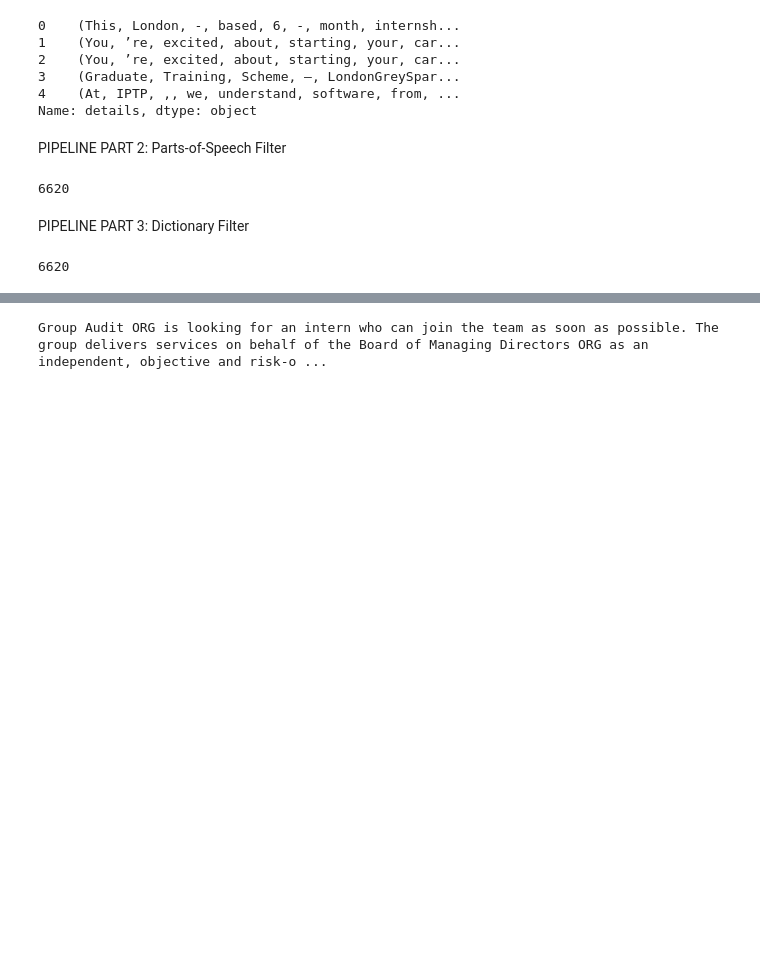
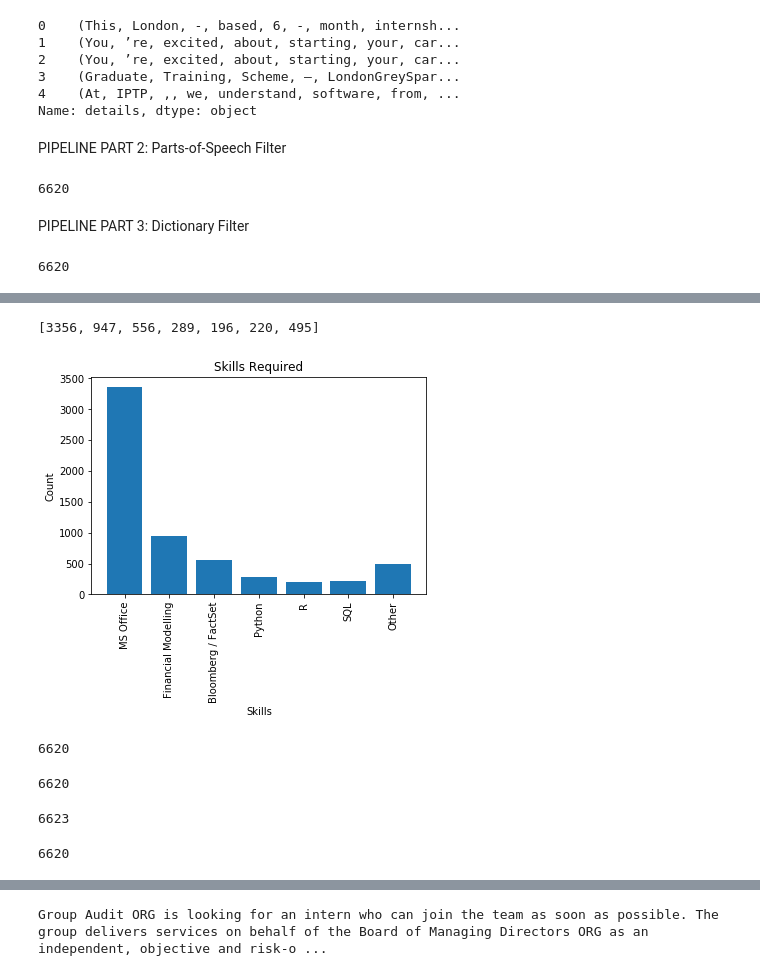
Before and after one commit to ethanvirtudazo/DS105_Project, a Jupyter notebook: text_pipeline.ipynb, the cells around one changed output, grey strips where cells are left out. Cells and saved outputs as stored; diff of their text form; code cells hidden in the pictures; blank space fills up the shorter version.

Commit message:
created the skills graph

```diff
--- a/text_pipeline.ipynb
+++ b/text_pipeline.ipynb
@@ -284,0 +323,20 @@ df_bool
+# %%
+column_sums = list(df_bool.sum())
+# %% [output]
+[3356, 947, 556, 289, 196, 220, 495]
+# %%
+values = column_sums
+labels = ['MS Office', 'Financial Modelling', 'Bloomberg / FactSet', 'Python', 'R', 'SQL','Other']
+
+plt.bar(labels, values)
+
+plt.title('Skills Required')
+
+plt.xlabel('Skills')
+plt.ylabel('Count')
+
+plt.xticks(rotation=90)
+
+plt.show()
+# %% [output]
+[figure, added]
@@ -284,0 +345,18 @@ df_bool
+# %%
+len(df_bool)
+# %% [output]
+6620
+# %%
+df_dline_filtered = df_dline.drop(non_str_index, axis=0, inplace=False)
+len(df_dline_filtered)
+# %% [output]
+6620
+# %%
+len(df_title)
+# %% [output]
+6623
+# %%
+df_title_filtered = df_title.drop(non_str_index, axis=0, inplace=False)
+len(df_title_filtered)
+# %% [output]
+6620
```
Also changed, not shown: parts of 36 cells of this notebook, 2 other files.
